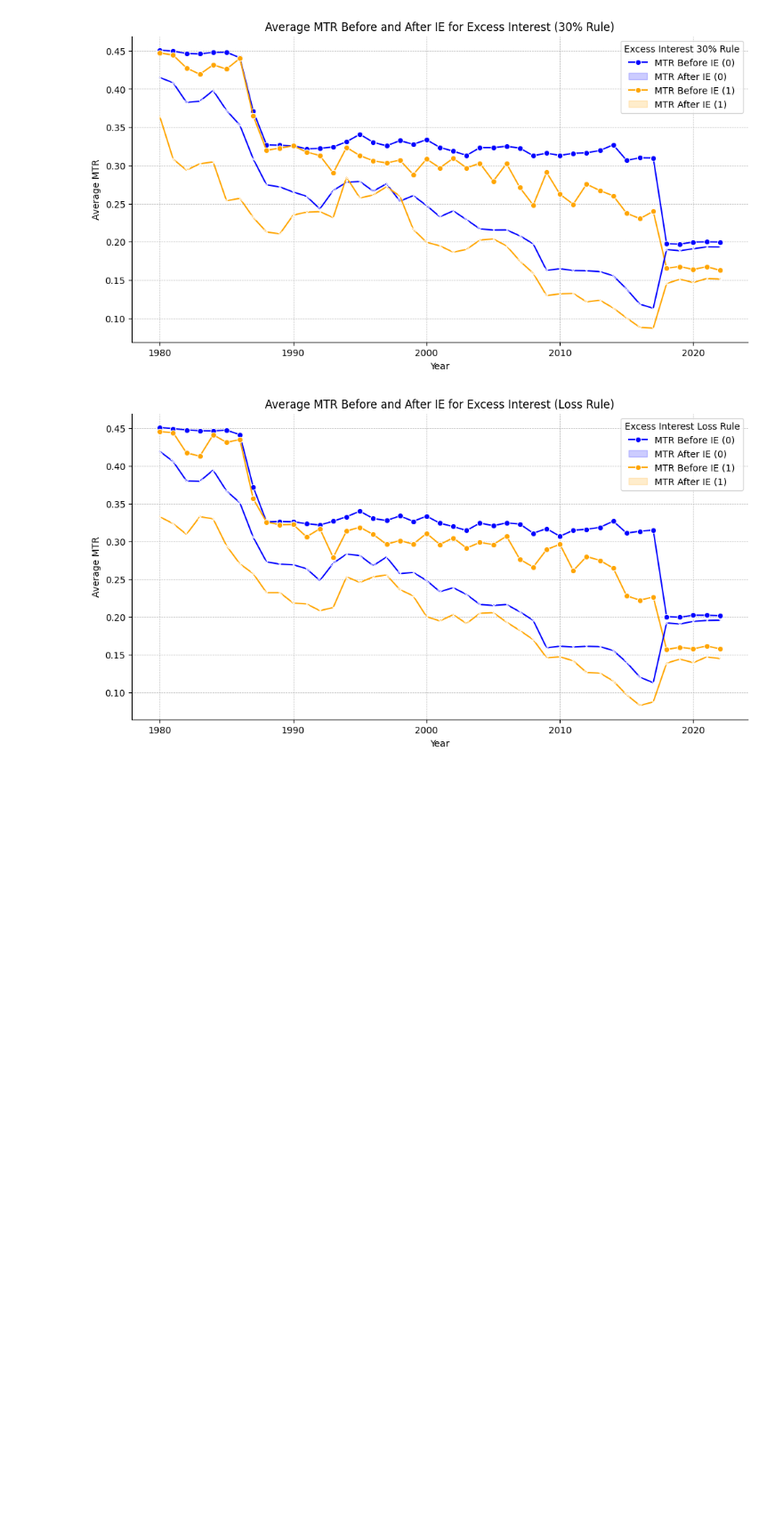
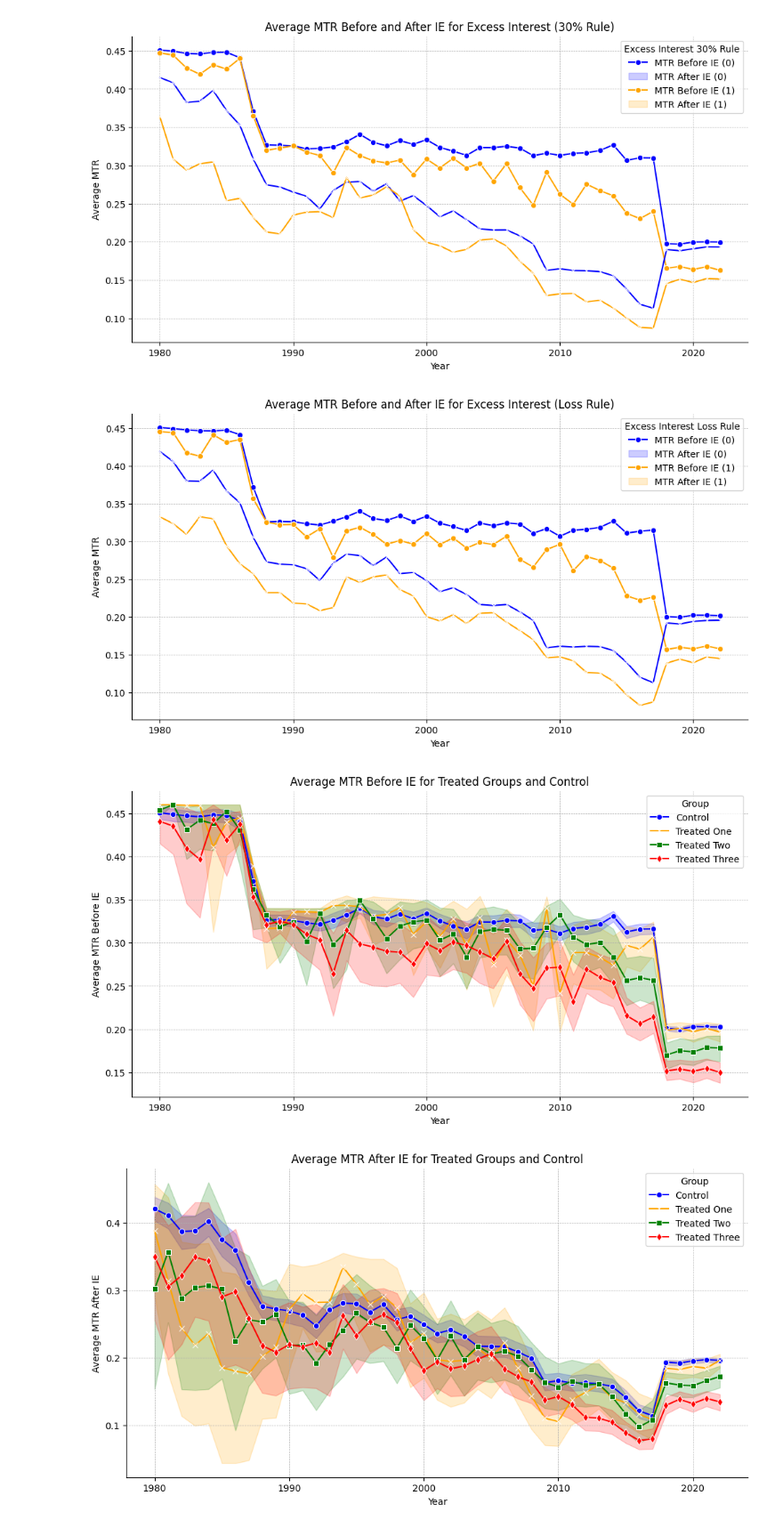
Before and after one commit to zirui-song/interest-deductibility-and-debt-contracting, a Jupyter notebook: Dealscan_Analysis.ipynb, the cells around one changed output. Shown at 89% size. Drawn from its saved outputs; the diff is of its cells as text; code cells hidden in the pictures; blank space fills up the shorter version.

```diff
--- a/Dealscan_Analysis.ipynb
+++ b/Dealscan_Analysis.ipynb
@@ -1850,3 +1853,12 @@ mtr8022 = mtr8022.merge(gvkey_list_2, on='gvkey')
+# %%
+# Generate treated_one if only excess_interest_30 == 1
+mtr8022['treated_one'] = ((mtr8022['excess_interest_30'] == 1) & (mtr8022['excess_interest_loss'] == 0)).astype(int)
+
+# Generate treated_two if only excess_interest_loss == 1
+mtr8022['treated_two'] = ((mtr8022['excess_interest_loss'] == 1) & (mtr8022['excess_interest_30'] == 0)).astype(int)
+
+# Generate treated_three if both excess_interest_30 == 1 and excess_interest_loss == 1
+mtr8022['treated_three'] = ((mtr8022['excess_interest_30'] == 1) & (mtr8022['excess_interest_loss'] == 1)).astype(int)
 # %%
 # Calculate the average mtr_before_ie and mtr_after_ie for excess_interest_30 == 1 and 0
 mtr_avg_30 = mtr8022.groupby(['excess_interest_30', 'fyear']).agg({
@@ -1886,3 +1898,39 @@ plt.savefig(f'{overleaf_dir}/Figures/mtr_avg_loss.png')
 # %% [output]
 [figure]
 [figure]
+# %%
+# Create a control group where none of the treated_one, treated_two, or treated_three is equal to 1
+mtr8022['control'] = ((mtr8022['treated_one'] == 0) & (mtr8022['treated_two'] == 0) & (mtr8022['treated_three'] == 0)).astype(int)
+
+# Plot the average mtr_before_ie for treated_one, treated_two, treated_three, and control
+plt.figure(figsize=(12, 6))
+sns.lineplot(data=mtr8022[mtr8022['control'] == 1], x='fyear', y='mtr_before_ie', label='Control', marker='o', color='blue')
+sns.lineplot(data=mtr8022[mtr8022['treated_one'] == 1], x='fyear', y='mtr_before_ie', label='Treated One', marker='x', color='orange')
+sns.lineplot(data=mtr8022[mtr8022['treated_two'] == 1], x='fyear', y='mtr_before_ie', label='Treated Two', marker='s', color='green')
+sns.lineplot(data=mtr8022[mtr8022['treated_three'] == 1], x='fyear', y='mtr_before_ie', label='Treated Three', marker='d', color='red')
+plt.title('Average MTR Before IE for Treated Groups and Control')
+plt.xlabel('Year')
+plt.ylabel('Average MTR Before IE')
+plt.grid(True, linestyle='--', linewidth=0.5)
+sns.despine()
+plt.legend(title='Group')
+plt.savefig(f'{overleaf_dir}/Figures/mtr_avg_treated_control.png')
+plt.show()
+
+# Plot the average mtr_after_ie for treated_one, treated_two, treated_three, and control
+plt.figure(figsize=(12, 6))
+sns.lineplot(data=mtr8022[mtr8022['control'] == 1], x='fyear', y='mtr_after_ie', label='Control', marker='o', color='blue')
+sns.lineplot(data=mtr8022[mtr8022['treated_one'] == 1], x='fyear', y='mtr_after_ie', label='Treated One', marker='x', color='orange')
+sns.lineplot(data=mtr8022[mtr8022['treated_two'] == 1], x='fyear', y='mtr_after_ie', label='Treated Two', marker='s', color='green')
+sns.lineplot(data=mtr8022[mtr8022['treated_three'] == 1], x='fyear', y='mtr_after_ie', label='Treated Three', marker='d', color='red')
+plt.title('Average MTR After IE for Treated Groups and Control')
+plt.xlabel('Year')
+plt.ylabel('Average MTR After IE')
+plt.grid(True, linestyle='--', linewidth=0.5)
+sns.despine()
+plt.legend(title='Group')
+plt.savefig(f'{overleaf_dir}/Figures/mtr_avg_treated_control_after_ie.png')
+plt.show()
+# %% [output]
+[figure, added]
+[figure, added]
```
Also changed, not shown: parts of 7 cells of this notebook, 4 other files.
